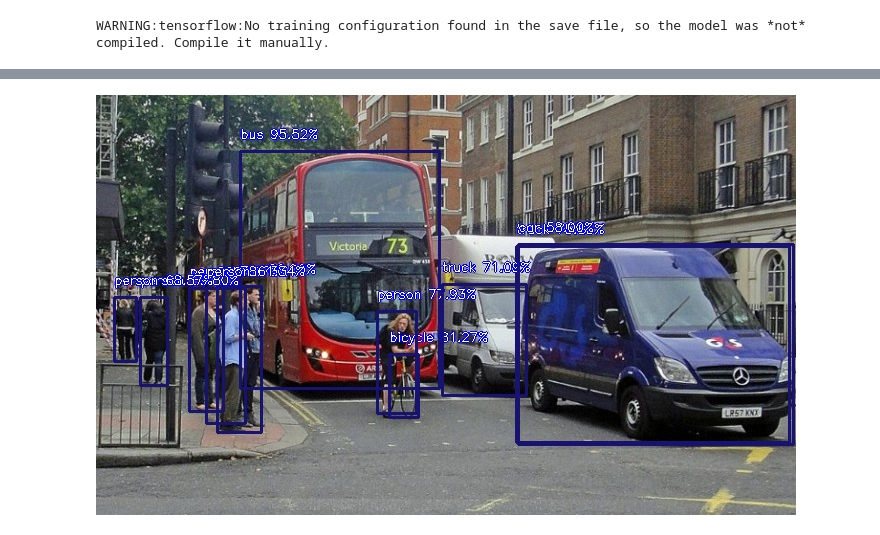
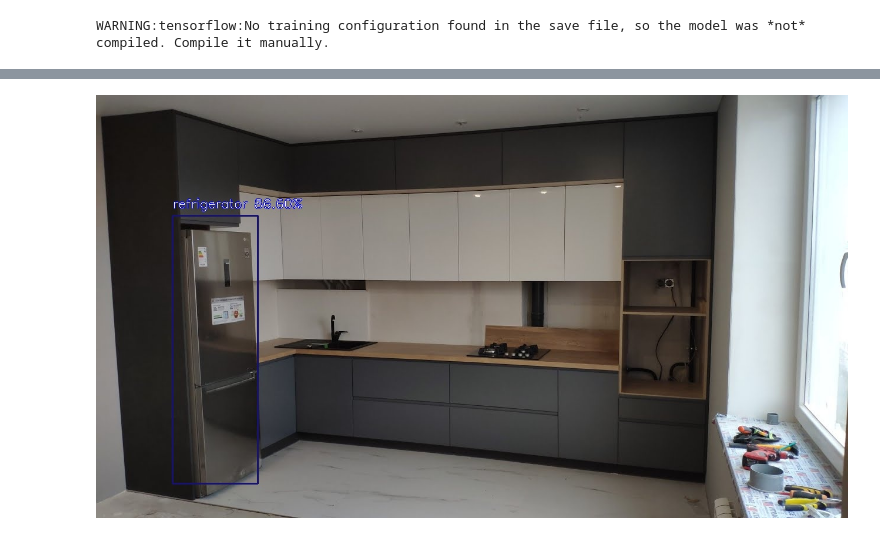
Before and after one commit to vladimirlabynko/CV_TEST, a Jupyter notebook: Images.ipynb, the cells around one changed output, grey strips where cells are left out. Saved outputs shown, nothing was run; the diff lists cells and outputs as text; code cells hidden in the pictures.

Commit message:
Find fridges on images

```diff
--- a/Images.ipynb
+++ b/Images.ipynb
@@ -83,6 +126,6 @@ Wall time: 51.6 s
 # %%
-Image("/content/gdrive/MyDrive/image(resnet).jpg")
+Image("/content/gdrive/MyDrive/kitchen(resnet).jpg")
 # %% [output]
-[figure, old version]
+[figure, new version]
 # %%
 %%time
```
Also changed, not shown: parts of 19 cells of this notebook.
